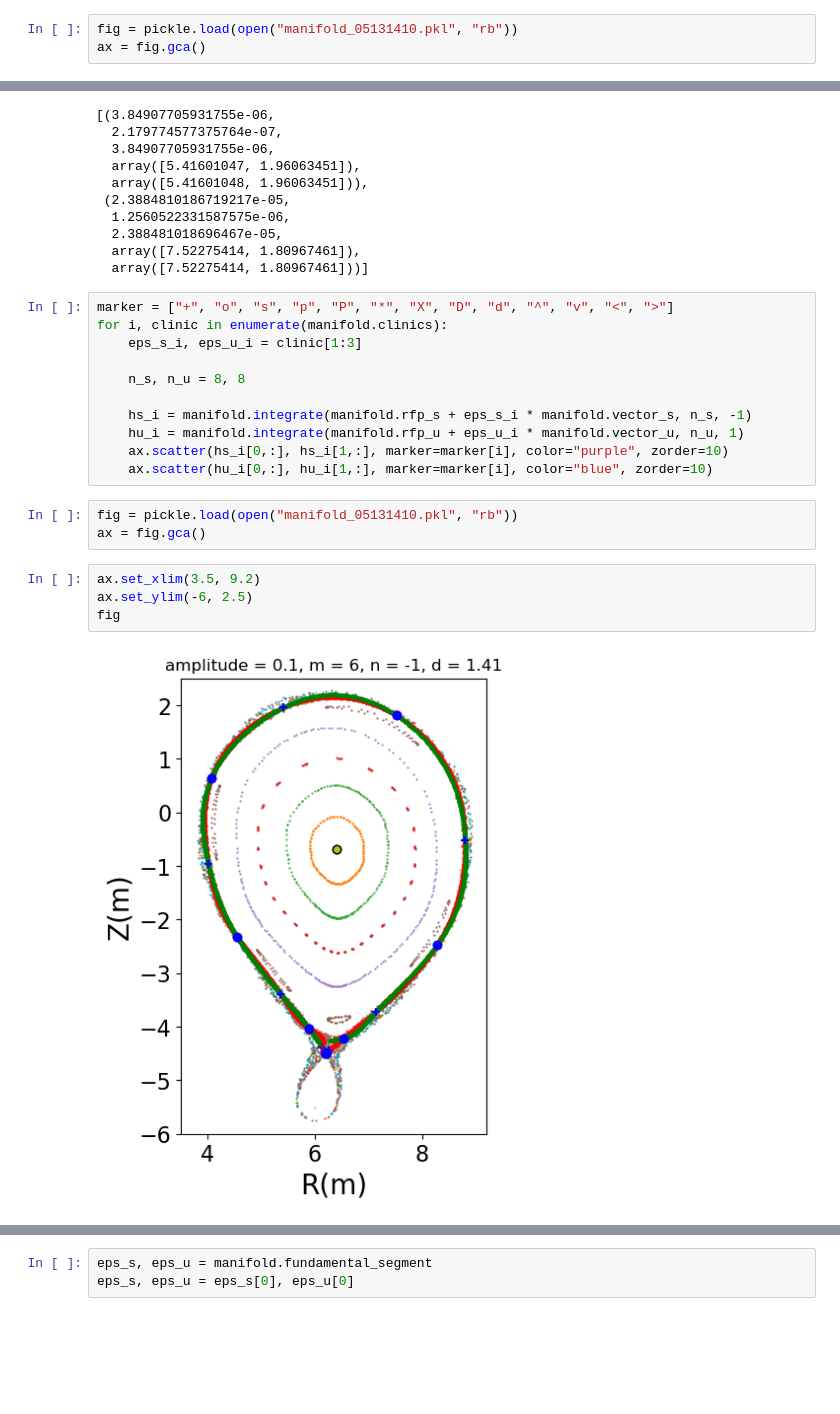
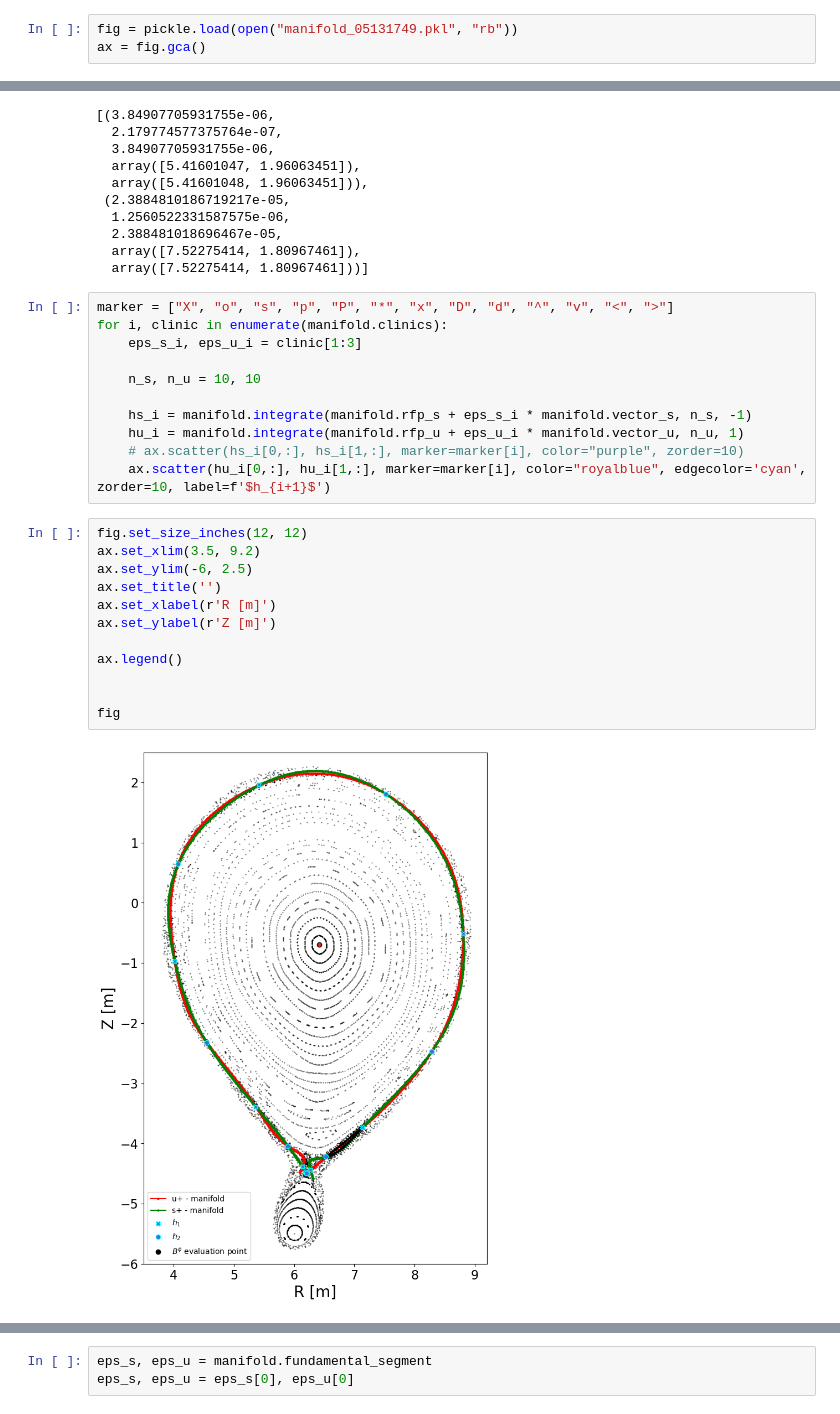
Before and after one commit to Akitzu/masterthesis, a Jupyter notebook: runs/toybox-tol-0605/perturbed-6-1/homoclinics.ipynb, the cells around one changed output, grey strips where cells are left out. Drawn from its saved outputs; the diff is of its cells as text; blank space fills up the shorter version.

```diff
--- a/runs/toybox-tol-0605/perturbed-6-1/homoclinics.ipynb
+++ b/runs/toybox-tol-0605/perturbed-6-1/homoclinics.ipynb
@@ -76,6 +76,6 @@ Initial guess: [6.21560891, -4.46981856]
 5 - RZ : [ 6.20363263 -4.49636071] - rhotheta : [ 3.80850188 -1.62608643]
 5 - [DeltaR, DeltaZ] : [1.50990331e-14 1.33226763e-14] - dtheta : 1.8545165403338615e-12
 # %%
-fig = pickle.load(open("manifold_05131410.pkl", "rb"))
+fig = pickle.load(open("manifold_05131749.pkl", "rb"))
 ax = fig.gca()
 # %% [output]
@@ -158,22 +158,27 @@ manifold.clinics
   array([7.52275414, 1.80967461]),
   array([7.52275414, 1.80967461]))]
 # %%
-marker = ["+", "o", "s", "p", "P", "*", "X", "D", "d", "^", "v", "<", ">"]
+marker = ["X", "o", "s", "p", "P", "*", "x", "D", "d", "^", "v", "<", ">"]
 for i, clinic in enumerate(manifold.clinics):
     eps_s_i, eps_u_i = clinic[1:3]
 
-    n_s, n_u = 8, 8
+    n_s, n_u = 10, 10
 
     hs_i = manifold.integrate(manifold.rfp_s + eps_s_i * manifold.vector_s, n_s, -1)
     hu_i = manifold.integrate(manifold.rfp_u + eps_u_i * manifold.vector_u, n_u, 1)
-    ax.scatter(hs_i[0,:], hs_i[1,:], marker=marker[i], color="purple", zorder=10)
-    ax.scatter(hu_i[0,:], hu_i[1,:], marker=marker[i], color="blue", zorder=10)
+    # ax.scatter(hs_i[0,:], hs_i[1,:], marker=marker[i], color="purple", zorder=10)
+    ax.scatter(hu_i[0,:], hu_i[1,:], marker=marker[i], color="royalblue", edgecolor='cyan', zorder=10, label=f'$h_{i+1}$')
-# %%
-fig = pickle.load(open("manifold_05131410.pkl", "rb"))
-ax = fig.gca()
 # %%
+fig.set_size_inches(12, 12)
 ax.set_xlim(3.5, 9.2)
 ax.set_ylim(-6, 2.5)
+ax.set_title('')
+ax.set_xlabel(r'R [m]')
+ax.set_ylabel(r'Z [m]')
+
+ax.legend()
+
+
 fig
 # %% [output]
-[figure, old version]
+[figure, new version]
```
Also changed, not shown: parts of 6 cells of this notebook, 16 other files.
